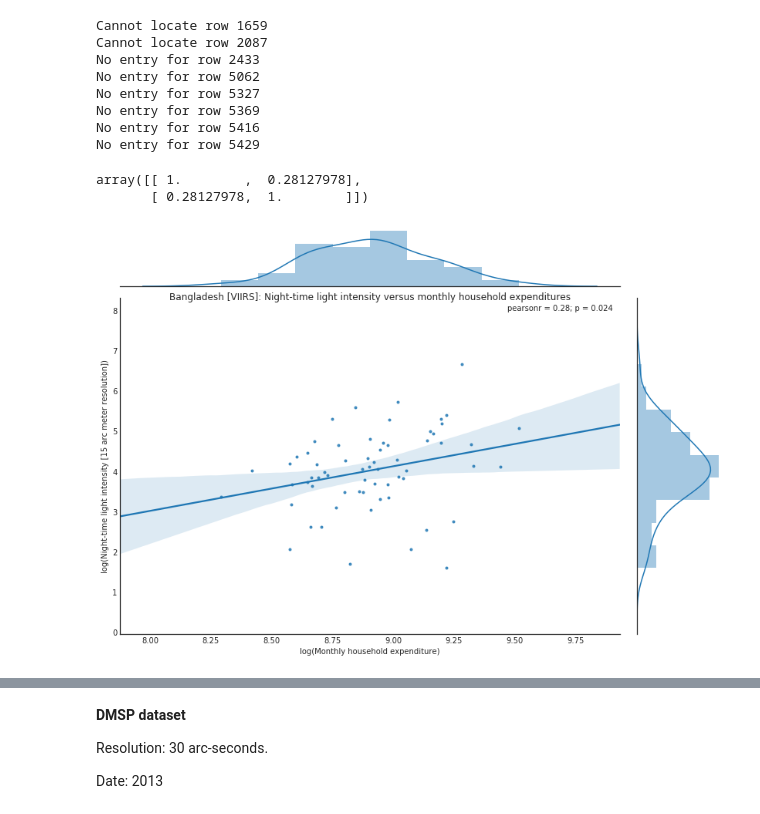
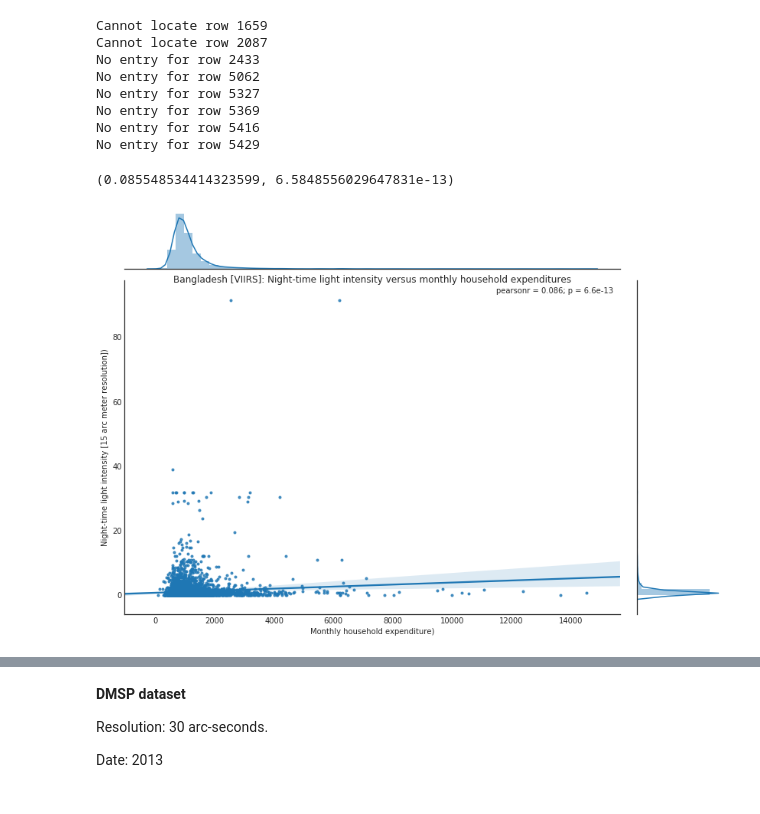
Before and after one commit to chrisyeh96/india-poverty, a Jupyter notebook: baselines/baselines.ipynb, the cells around one changed output, grey strips where cells are left out. Cells and saved outputs as stored; diff of their text form; code cells hidden in the pictures.

```diff
--- a/baselines/baselines.ipynb
+++ b/baselines/baselines.ipynb
@@ -93,5 +94,5 @@ bangladesh_2015_train = pd.read_csv("../data/bangladesh_2015_train.csv")
 bangladesh_2015_valid = pd.read_csv("../data/bangladesh_2015_valid.csv")
 bangladesh_2015_test = pd.read_csv("../data/bangladesh_2015_test.csv")
 # %%
-bangladesh_grouped = bangladesh_2015.groupby("District")["totexp_m"].mean()
+bangladesh_grouped = bangladesh_2015.groupby("District")["totexp_m_pc"].mean()
 # %%
@@ -123,7 +128,7 @@ viirs_props = GeoProps()
 viirs_props.import_geogdal(viirs_tif)
 # %%
 viirs_night_intensities = {
-  "india": None,
+  "india": np.zeros(len(india)),
   "bangladesh": np.zeros(len(bangladesh_2015)),
   "bangladesh_grouped": np.zeros(len(bangladesh_grouped))
 }
@@ -143,10 +148,10 @@ visualize_viirs(90.1959352984, 22.6341331408)
 # %% [output]
 [figure]
 # %%
-diameter = 5
+diameter = 7
 for i, idx in enumerate(bangladesh_2015.index):
-  lat = bangladesh_2015["lat"][idx]
-  lng = bangladesh_2015["long"][idx]
+  lat = bangladesh_2015["lat1"][idx]
+  lng = bangladesh_2015["long1"][idx]
   if np.isnan(lat) or np.isnan(lng):
     print("Cannot locate row {}".format(idx))
     continue
@@ -155,7 +160,7 @@ for i, idx in enumerate(bangladesh_2015.index):
   if patch is None:
     print("No entry for row {}".format(idx))
   else:
-    viirs_night_intensities["bangladesh"][i] = np.max(patch)
+    viirs_night_intensities["bangladesh"][i] = np.mean(patch)
 # %% [output]
 Cannot locate row 1659
 Cannot locate row 2087
@@ -173,6 +178,19 @@ for i, idx in enumerate(bangladesh_2015.index):
   viirs_night_intensities["bangladesh_grouped"][district_to_idx[district]] += viirs_night_intensities["bangladesh"][i]
 # %%
 df_viirs = pd.concat([pd.Series(viirs_night_intensities["bangladesh"], name="viirs"),
-                      bangladesh_2015["totexp_m"],
+                      bangladesh_2015["totexp_m_pc"],
                       bangladesh_2015["a01"]], axis=1)
-df_viirs_filt = df_viirs[df_viirs["totexp_m"] > 0]
+df_viirs_filt = df_viirs[df_viirs["totexp_m_pc"] > 0]
+# %%
+pearsonr(df_viirs_filt["viirs"], df_viirs_filt["totexp_m_pc"])
+# %% [output]
+(0.085548534414323599, 6.5848556029647831e-13)
+# %%
+fig = sns.jointplot(df_viirs_filt["totexp_m_pc"], df_viirs_filt["viirs"],
+                    size=8, marker=".", kind="reg")
+fig.fig.set_size_inches((12, 8))
+fig.ax_joint.set(ylabel="Night-time light intensity [15 arc meter resolution])",
+                 xlabel="Monthly household expenditure)")
+fig.ax_joint.set_title("Bangladesh [VIIRS]: Night-time light intensity versus monthly household expenditures", y=0.98);
+# %% [output]
+[figure, added]
@@ -189,14 +215,0 @@ df_viirs_filt = df_viirs[df_viirs["totexp_m"] > 0]
-# %%
-np.corrcoef(np.log(df_viirs_filt["viirs"] + 1), np.log(df_viirs_filt["totexp_m"] + 1))
-# %% [output]
-array([[ 1.        ,  0.28127978],
-       [ 0.28127978,  1.        ]])
-# %%
-fig = sns.jointplot(np.log(df_viirs_filt["totexp_m"]), np.log(df_viirs_filt["viirs"] + 1),
-                    size=8, marker=".", kind="reg")
-fig.fig.set_size_inches((12, 8))
-fig.ax_joint.set(ylabel="log(Night-time light intensity [15 arc meter resolution])",
-                 xlabel="log(Monthly household expenditure)")
-fig.ax_joint.set_title("Bangladesh [VIIRS]: Night-time light intensity versus monthly household expenditures", y=0.98);
-# %% [output]
-[figure, removed]
```
Also changed, not shown: parts of 56 cells of this notebook.
